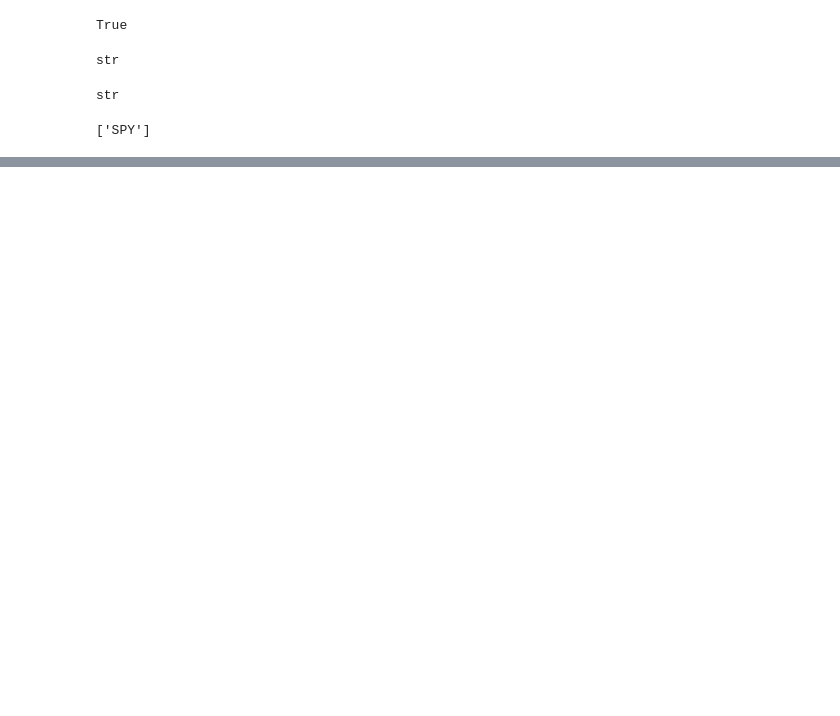
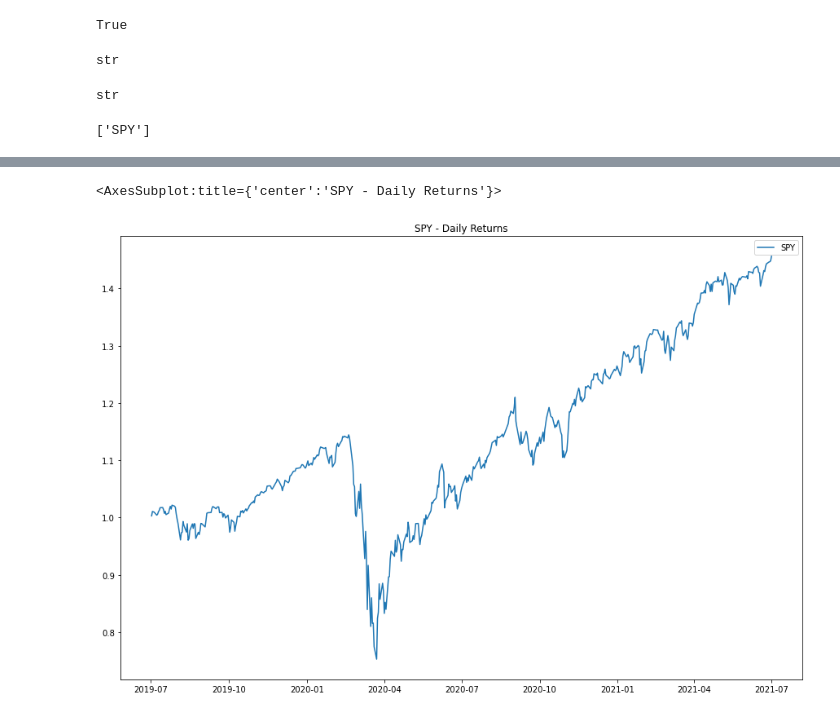
Before and after one commit to jpweldon/Cryptocurrency_Stock_Correlation, a Jupyter notebook: Resources/Market_Data.ipynb, the cells around one changed output, grey strips where cells are left out. Drawn from its saved outputs; the diff is of its cells as text; code cells hidden in the pictures; blank space fills up the shorter version.

```diff
--- a/Resources/Market_Data.ipynb
+++ b/Resources/Market_Data.ipynb
@@ -103,0 +158,6 @@ ValueError: Cannot describe a DataFrame without columns
+# %%
+# Create DataFrame for cummulative returns using cumprod() function
+spy_cummulative_returns_df = (1 + spy_daily_returns_df).cumprod()
+
+# display tail to check last few lines of data
+spy_cummulative_returns_df.tail()
@@ -103,0 +171,9 @@ ValueError: Cannot describe a DataFrame without columns
+# %%
+# Plot the SPY cummulative return
+spy_cummulative_returns_df.plot(
+    figsize = (15,10),
+    title = 'SPY - Daily Returns'
+)
+# %% [output]
+<AxesSubplot:title={'center':'SPY - Daily Returns'}>
+[figure, added]
```
Also changed, not shown: parts of 6 cells of this notebook, 5 other files.
